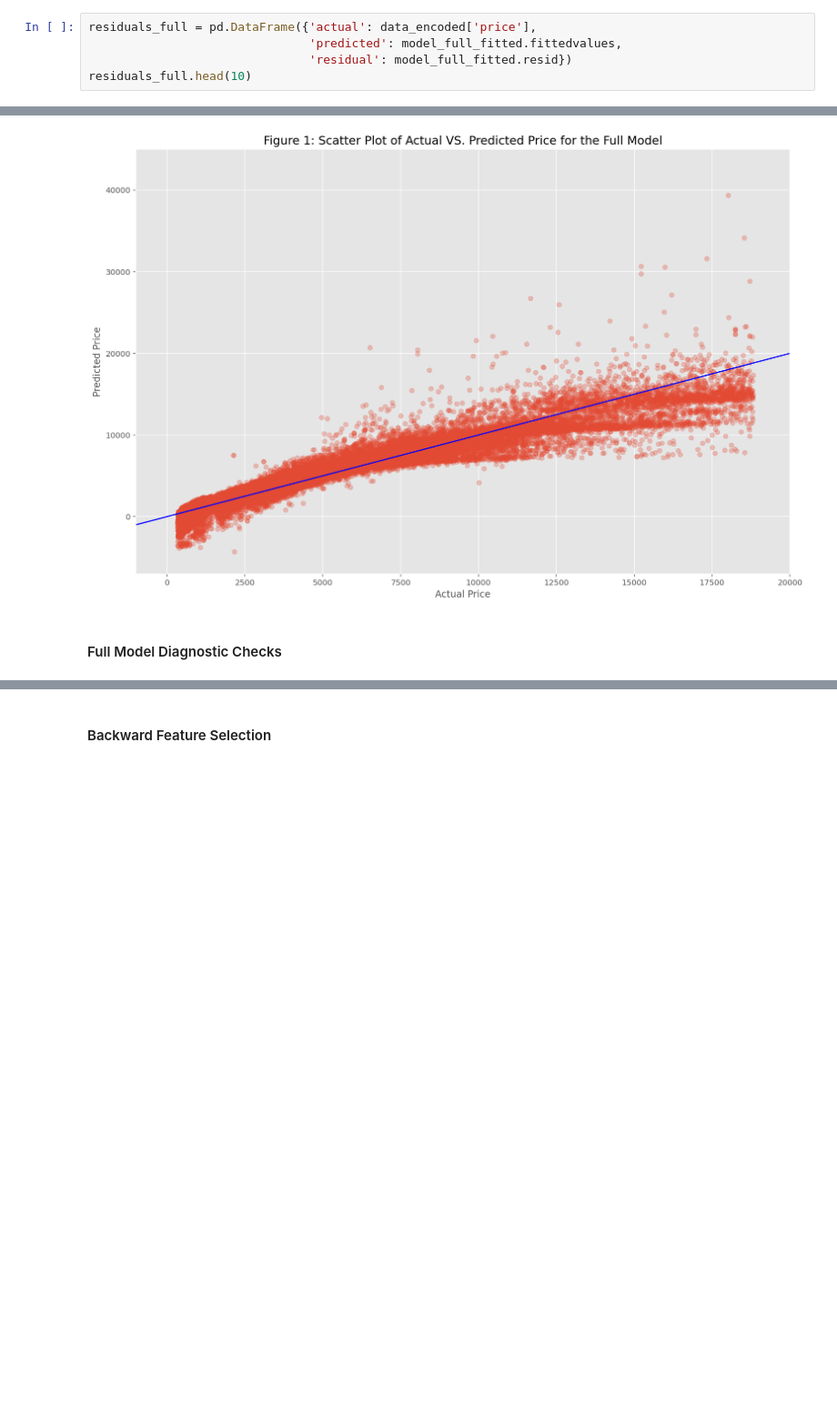
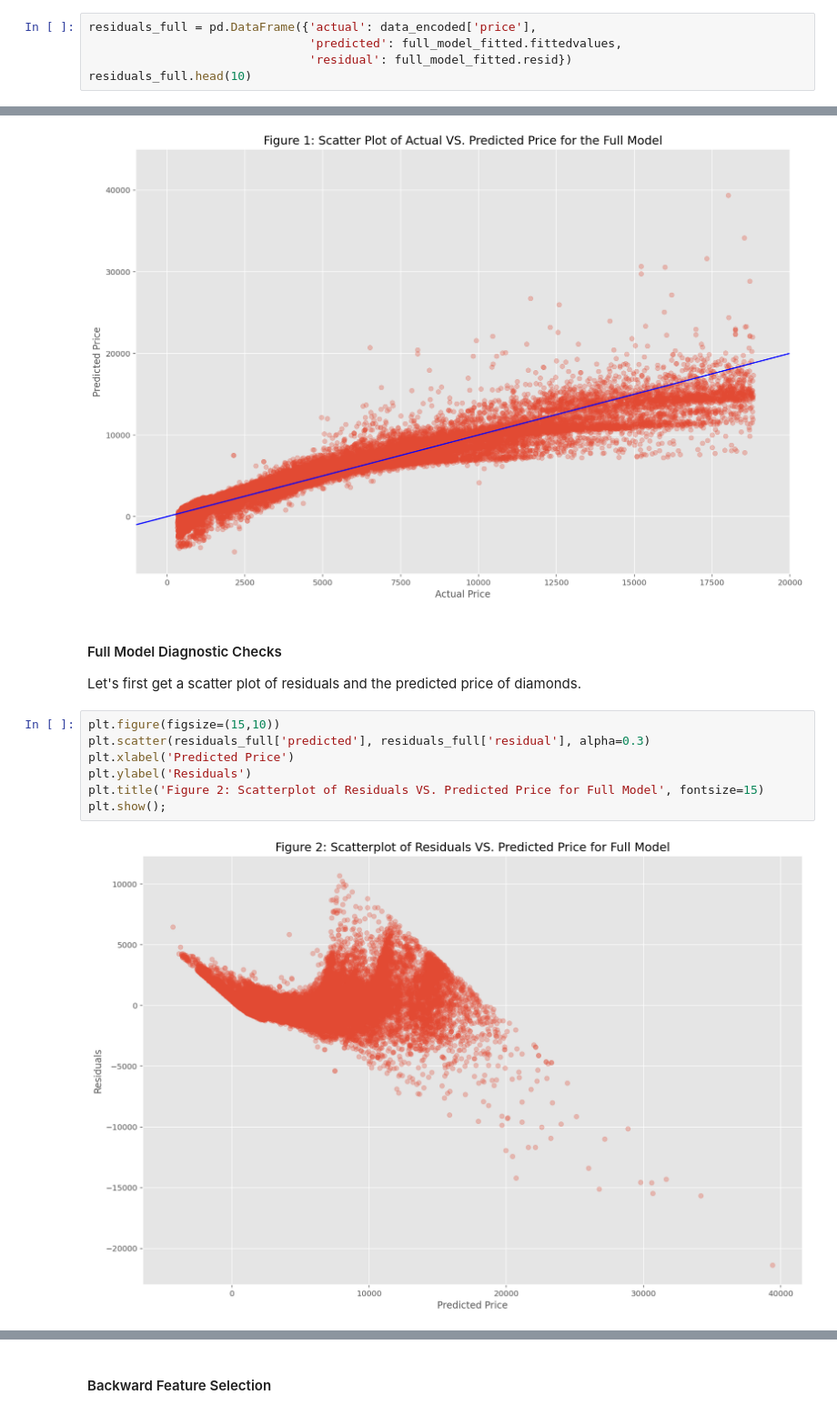
Before and after one commit to s3955624-Chee-Kin-Go/Phase-2, a Jupyter notebook: Phase 2_Group15.ipynb, the cells around one changed output, grey strips where cells are left out. Shown at 91% size. Saved outputs shown, nothing was run; the diff lists cells and outputs as text; blank space fills up the shorter version.

Commit message:
Begin making Full Model Diagnostic Checks section

```diff
--- a/Phase 2_Group15.ipynb
+++ b/Phase 2_Group15.ipynb
@@ -136,7 +134,7 @@ Now we will create a new data frame called residuals_full to see the comparison
 # %%
 residuals_full = pd.DataFrame({'actual': data_encoded['price'],
-                               'predicted': model_full_fitted.fittedvalues,
-                               'residual': model_full_fitted.resid})
+                               'predicted': full_model_fitted.fittedvalues,
+                               'residual': full_model_fitted.resid})
 residuals_full.head(10)
 # %% [output]
 |  | actual | predicted | residual |
@@ -171,3 +177,14 @@ plt.show()
 [figure]
 # %% [markdown]
 <h4>Full Model Diagnostic Checks</h4>
+
+Let's first get a scatter plot of residuals and the predicted price of diamonds.
+# %%
+plt.figure(figsize=(15,10))
+plt.scatter(residuals_full['predicted'], residuals_full['residual'], alpha=0.3)
+plt.xlabel('Predicted Price')
+plt.ylabel('Residuals')
+plt.title('Figure 2: Scatterplot of Residuals VS. Predicted Price for Full Model', fontsize=15)
+plt.show();
+# %% [output]
+[figure, added]
```
Also changed, not shown: parts of 8 cells of this notebook.
